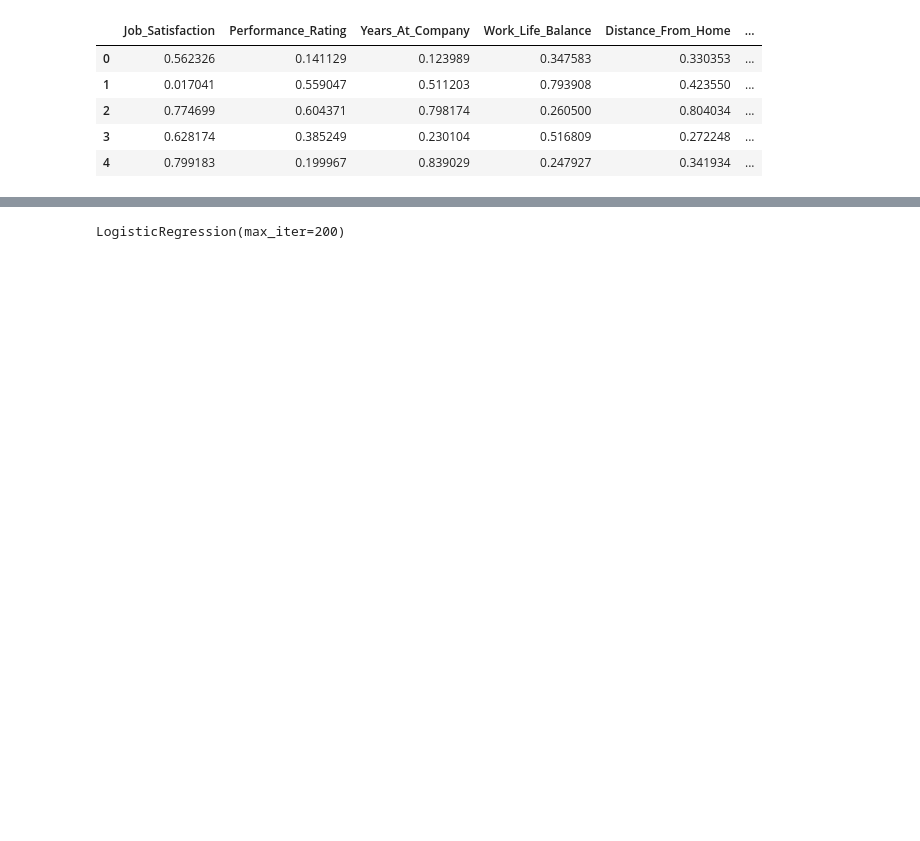
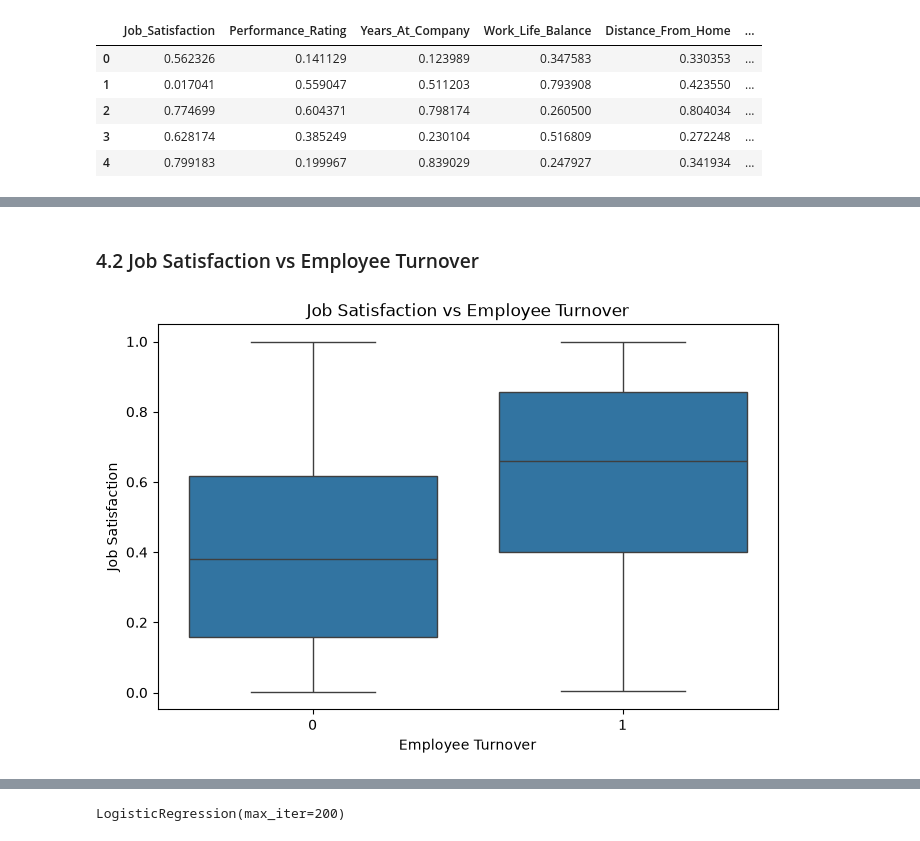
Before and after one commit to kaifbaig/micro-ml-projects, a Jupyter notebook: employee-turnover/employee_turnover_project.ipynb, the cells around one changed output, grey strips where cells are left out. Saved outputs shown, nothing was run; the diff lists cells and outputs as text; code cells hidden in the pictures; blank space fills up the shorter version.

```diff
--- a/employee-turnover/employee_turnover_project.ipynb
+++ b/employee-turnover/employee_turnover_project.ipynb
@@ -19,0 +81,17 @@ df.head()
+# %% [markdown]
+### 4.2 Job Satisfaction vs Employee Turnover
+# %%
+plt.figure(figsize=(8, 5))
+
+sns.boxplot(
+    x="Employee_Turnover",
+    y="Job_Satisfaction",
+    data=df
+)
+
+plt.title("Job Satisfaction vs Employee Turnover")
+plt.xlabel("Employee Turnover")
+plt.ylabel("Job Satisfaction")
+plt.show()
+# %% [output]
+[figure, added]
```
Also changed, not shown: parts of 25 cells of this notebook, 27 other files.
